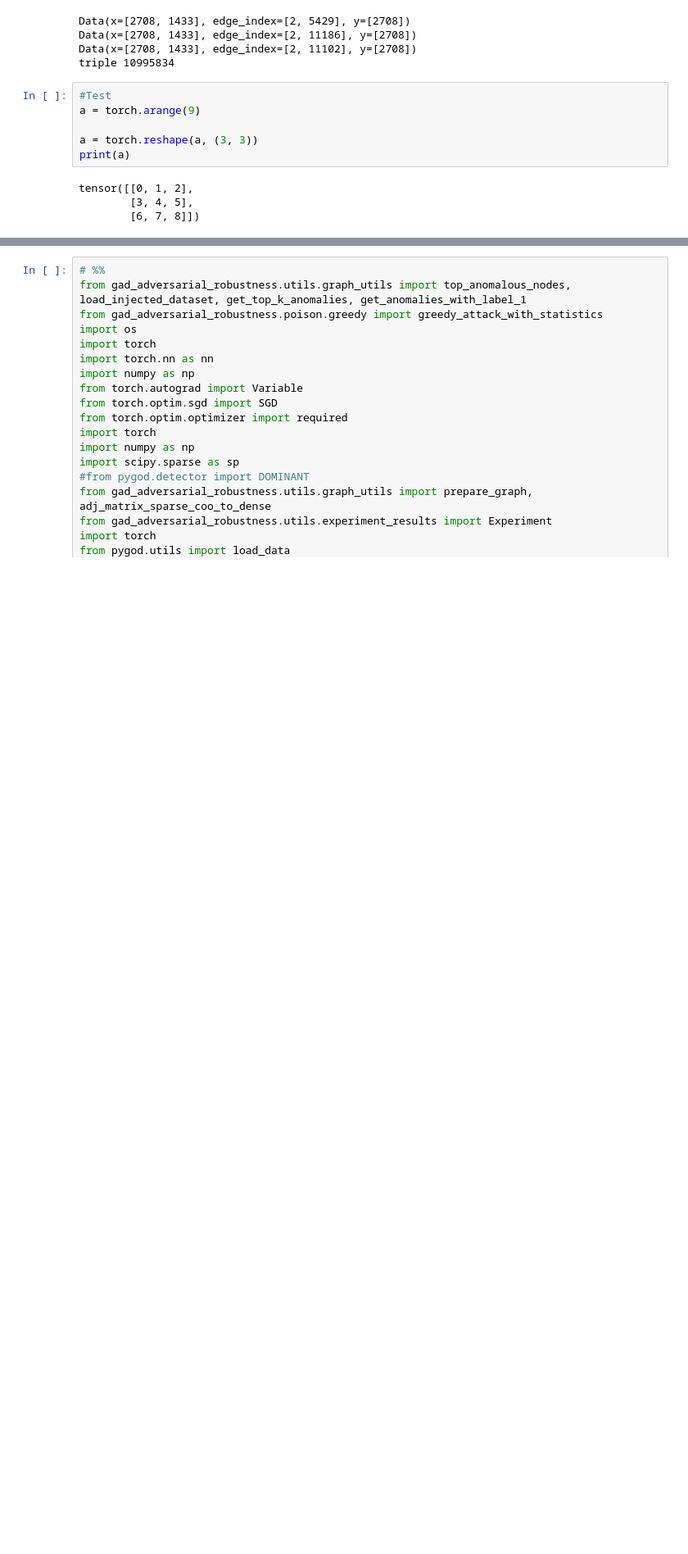
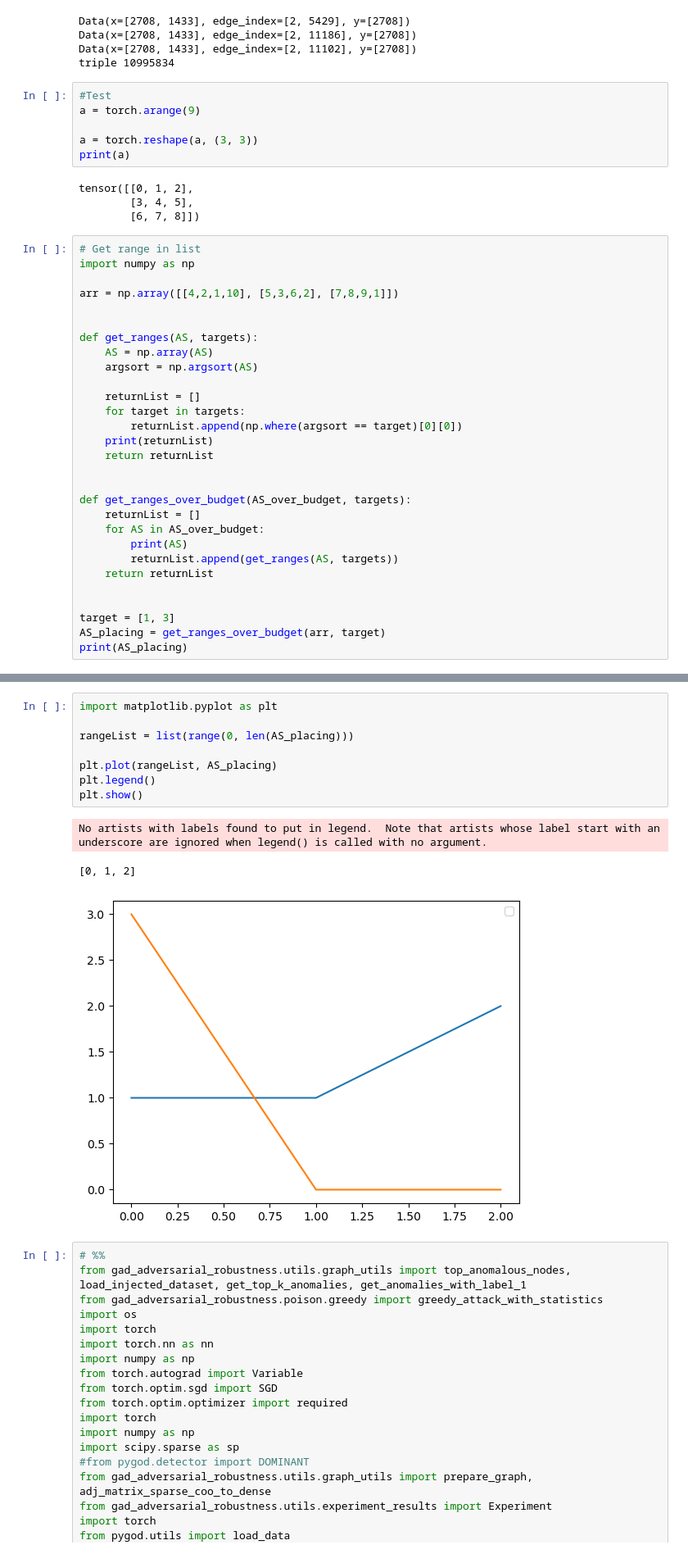
Before and after one commit to Grace-Melchiors/AAU-Dat6-Poison-GAD, a Jupyter notebook: Defence/GraceTest.ipynb, the cells around one changed output, grey strips where cells are left out. Shown: that part at 82% size. Cells and saved outputs as stored; diff of their text form; blank space fills up the shorter version.

Commit message:
Made AS_Scores_over_budgets

```diff
--- a/Defence/GraceTest.ipynb
+++ b/Defence/GraceTest.ipynb
@@ -424,3 +424,32 @@ print(a)
 tensor([[0, 1, 2],
         [3, 4, 5],
         [6, 7, 8]])
+# %%
+# Get range in list
+import numpy as np
+
+arr = np.array([[4,2,1,10], [5,3,6,2], [7,8,9,1]])
+
+
+def get_ranges(AS, targets):
+    AS = np.array(AS)
+    argsort = np.argsort(AS)
+
+    returnList = []
+    for target in targets:
+        returnList.append(np.where(argsort == target)[0][0])
+    print(returnList)
+    return returnList
+
+
+def get_ranges_over_budget(AS_over_budget, targets):
+    returnList = []
+    for AS in AS_over_budget:
+        print(AS)
+        returnList.append(get_ranges(AS, targets))
+    return returnList
+
+
+target = [1, 3]
+AS_placing = get_ranges_over_budget(arr, target)
+print(AS_placing)
@@ -427,3 +464,15 @@ tensor([[0, 1, 2],
+# %%
+import matplotlib.pyplot as plt
+
+rangeList = list(range(0, len(AS_placing)))
+
+plt.plot(rangeList, AS_placing)
+plt.legend()
+plt.show()
+# %% [output]
+No artists with labels found to put in legend.  Note that artists whose label start with an underscore are ignored when legend() is called with no argument.
+[0, 1, 2]
+[figure, added]
 # %%
 # %%
 from gad_adversarial_robustness.utils.graph_utils import top_anomalous_nodes, load_injected_dataset, get_top_k_anomalies, get_anomalies_with_label_1
```
Also changed, not shown: parts of 1 cell of this notebook, 1 other file.
